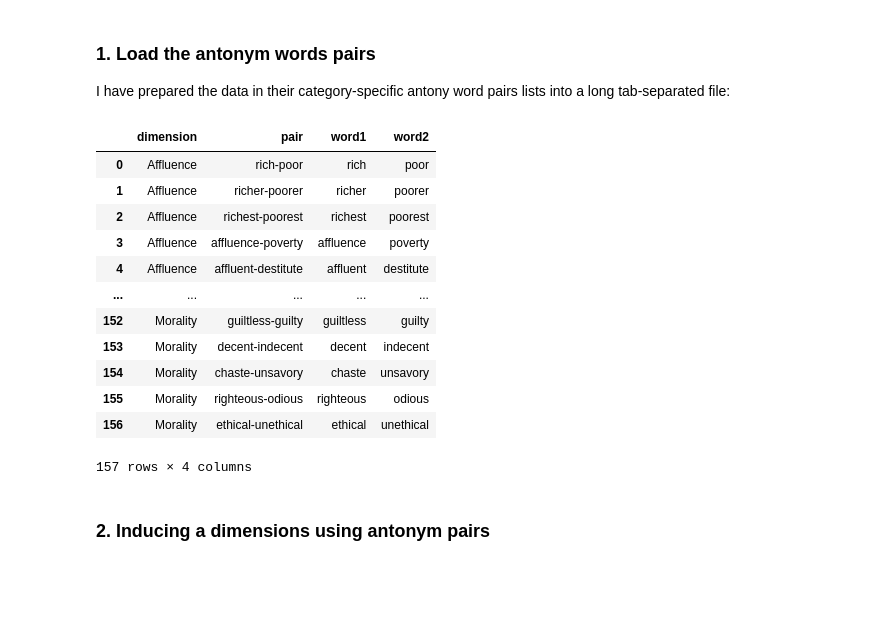
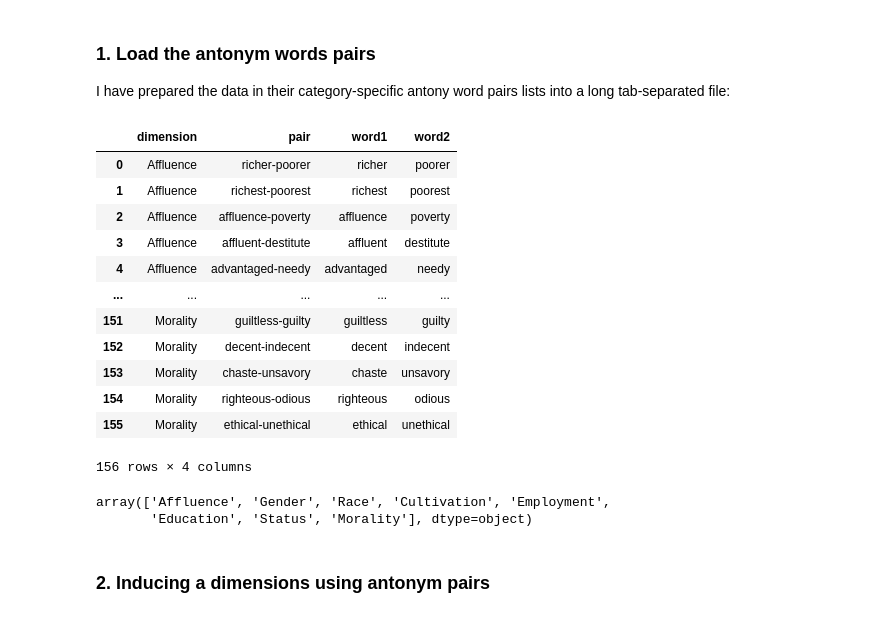
Before and after one commit to haukelicht/advanced_text_analysis, a Jupyter notebook: notebooks/02_replicate_kozlowksi_geometry_2019_solution.ipynb, the cells around one changed output. Drawn from its saved outputs; the diff is of its cells as text; code cells hidden in the pictures; blank space fills up the shorter version.

```diff
--- a/notebooks/02_replicate_kozlowksi_geometry_2019_solution.ipynb
+++ b/notebooks/02_replicate_kozlowksi_geometry_2019_solution.ipynb
@@ -74,25 +74,30 @@ with open(fp, 'r') as file:
 # %%
 # old: df = pd.DataFrame(antonyms, columns=['dimension', 'pair'])
 
 # convert antonyms into a data frame with column names 'dimension' and 'pair'
-df = pd.read_csv(fp, sep='\t', header=None, names=['dimension', 'pair'])
+df = pd.read_csv(fp, sep='\t', header=None, names=['dimension', 'pair'], skiprows=1)
 # split column pair into separate columns
 df = df.join(df['pair'].str.split('-', expand=True).rename(columns={0:'word1', 1:'word2'}))
 df
 # %% [output]
 |  | dimension | pair | word1 | word2 |
-| 0 | Affluence | rich-poor | rich | poor |
-| 1 | Affluence | richer-poorer | richer | poorer |
-| 2 | Affluence | richest-poorest | richest | poorest |
-| 3 | Affluence | affluence-poverty | affluence | poverty |
-| 4 | Affluence | affluent-destitute | affluent | destitute |
+| 0 | Affluence | richer-poorer | richer | poorer |
+| 1 | Affluence | richest-poorest | richest | poorest |
+| 2 | Affluence | affluence-poverty | affluence | poverty |
+| 3 | Affluence | affluent-destitute | affluent | destitute |
+| 4 | Affluence | advantaged-needy | advantaged | needy |
 | ... | ... | ... | ... | ... |
-| 152 | Morality | guiltless-guilty | guiltless | guilty |
-| 153 | Morality | decent-indecent | decent | indecent |
-| 154 | Morality | chaste-unsavory | chaste | unsavory |
-| 155 | Morality | righteous-odious | righteous | odious |
-| 156 | Morality | ethical-unethical | ethical | unethical |
+| 151 | Morality | guiltless-guilty | guiltless | guilty |
+| 152 | Morality | decent-indecent | decent | indecent |
+| 153 | Morality | chaste-unsavory | chaste | unsavory |
+| 154 | Morality | righteous-odious | righteous | odious |
+| 155 | Morality | ethical-unethical | ethical | unethical |
-157 rows × 4 columns
+156 rows × 4 columns
+# %%
+df.dimension.unique()
+# %% [output]
+array(['Affluence', 'Gender', 'Race', 'Cultivation', 'Employment',
+       'Education', 'Status', 'Morality'], dtype=object)
 # %% [markdown]
 ### 2. Inducing a dimensions using antonym pairs
 # %% [markdown]
```
Also changed, not shown: parts of 12 cells of this notebook, 2 other files.
